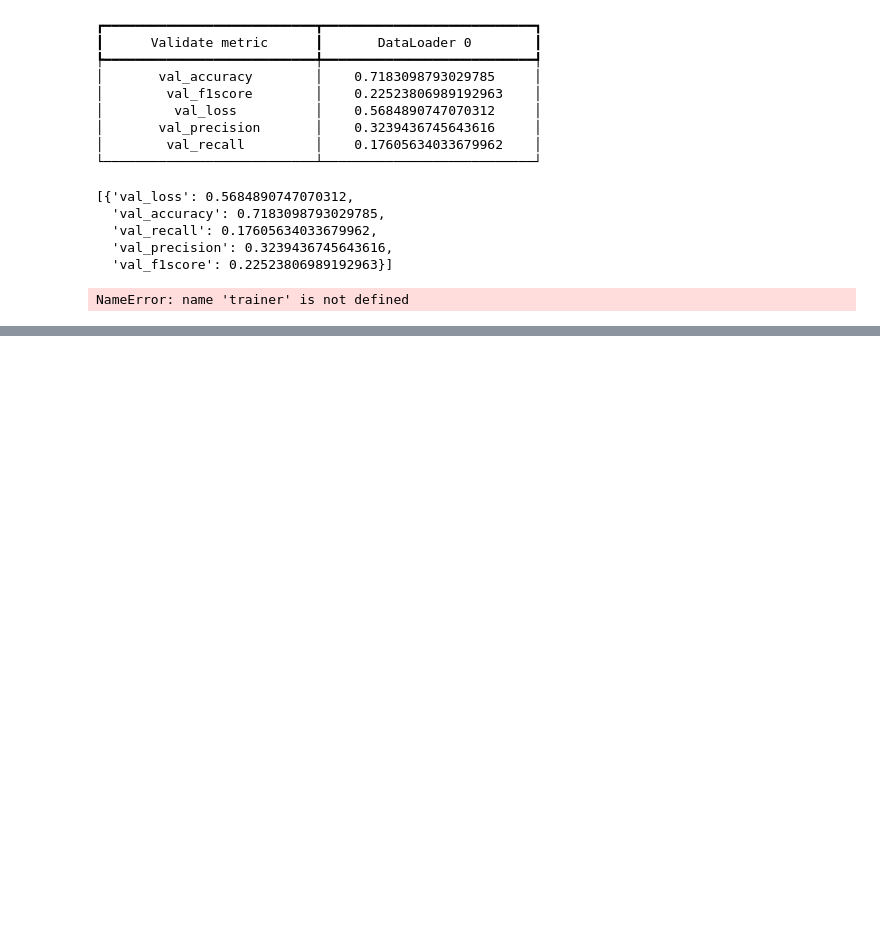
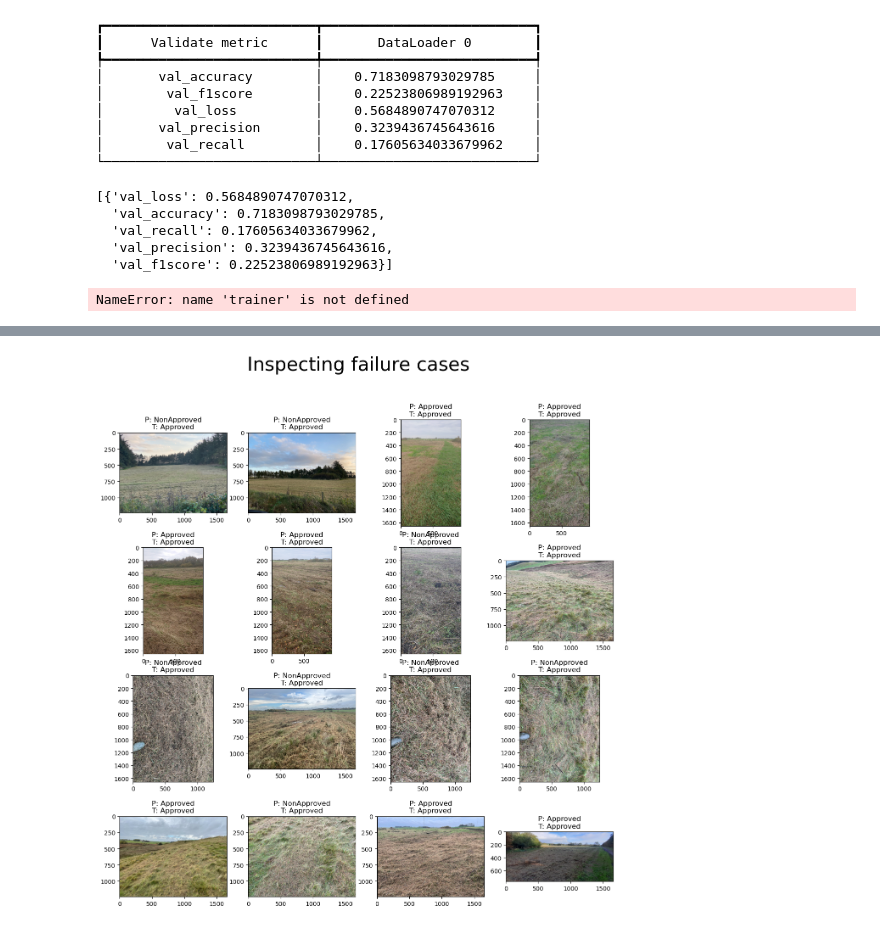
Before and after one commit to kdtb/LBST, a Jupyter notebook: m_view/train.ipynb, the cells around one changed output, grey strips where cells are left out. Saved outputs shown, nothing was run; the diff lists cells and outputs as text; code cells hidden in the pictures; blank space fills up the shorter version.

```diff
--- a/m_view/train.ipynb
+++ b/m_view/train.ipynb
@@ -330,0 +377,98 @@ NN(
+# %%
+%matplotlib inline
+import matplotlib.pyplot as plt
+import os
+
+base_path = r"C:/Users/kaspe/OneDrive - Aarhus Universitet/Skrivebord/BI/4. semester/Data/LBST/test/"
+imgs = os.listdir(base_path)
+img = base_path + imgs[1]
+
+fig, ax = plt.subplots(4, 4, figsize=(15, 15))
+
+fig.suptitle('Inspecting failure cases', fontsize=32)
+
+for i in range(0, 4):
+    img = base_path + imgs[i]
+    img = mpimg.imread(img)
+    ax[0,i].imshow(img)
+    ax[0,i].set_title(f'P: {class_dict[all_predicted_labels[i].item()]}'
+                                f'\nT: {class_dict[all_true_labels[i].item()]}')
+
+
+img = base_path + imgs[4]
+img = mpimg.imread(img)
+ax[1,0].imshow(img)
+ax[1,0].set_title(f'P: {class_dict[all_predicted_labels[4].item()]}'
+                                  f'\nT: {class_dict[all_true_labels[4].item()]}')
+
+img = base_path + imgs[5]
+img = mpimg.imread(img)
+ax[1,1].imshow(img)
+ax[1,1].set_title(f'P: {class_dict[all_predicted_labels[5].item()]}'
+                                  f'\nT: {class_dict[all_true_labels[5].item()]}')
+
+img = base_path + imgs[6]
+img = mpimg.imread(img)
+ax[1,2].imshow(img)
+ax[1,2].set_title(f'P: {class_dict[all_predicted_labels[6].item()]}'
+                                  f'\nT: {class_dict[all_true_labels[6].item()]}')
+
+img = base_path + imgs[7]
+img = mpimg.imread(img)
+ax[1,3].imshow(img)
+ax[1,3].set_title(f'P: {class_dict[all_predicted_labels[7].item()]}'
+                                  f'\nT: {class_dict[all_true_labels[7].item()]}')
+
+
+img = base_path + imgs[8]
+img = mpimg.imread(img)
+ax[2,0].imshow(img)
+ax[2,0].set_title(f'P: {class_dict[all_predicted_labels[8].item()]}'
+                                  f'\nT: {class_dict[all_true_labels[8].item()]}')
+
+
+img = base_path + imgs[9]
+img = mpimg.imread(img)
+ax[2,1].imshow(img)
+ax[2,1].set_title(f'P: {class_dict[all_predicted_labels[9].item()]}'
+                                  f'\nT: {class_dict[all_true_labels[9].item()]}')
+
+
+img = base_path + imgs[10]
+img = mpimg.imread(img)
+ax[2,2].imshow(img)
+ax[2,2].set_title(f'P: {class_dict[all_predicted_labels[10].item()]}'
+                                  f'\nT: {class_dict[all_true_labels[10].item()]}')
+
+
+img = base_path + imgs[11]
+img = mpimg.imread(img)
+ax[2,3].imshow(img)
+ax[2,3].set_title(f'P: {class_dict[all_predicted_labels[11].item()]}'
+                                  f'\nT: {class_dict[all_true_labels[11].item()]}')
+
+
+img = base_path + imgs[12]
+img = mpimg.imread(img)
+ax[3,0].imshow(img)
+ax[3,0].set_title(f'P: {class_dict[all_predicted_labels[12].item()]}'
+                                  f'\nT: {class_dict[all_true_labels[12].item()]}')
+
+img = base_path + imgs[13]
+img = mpimg.imread(img)
+ax[3,1].imshow(img)
+ax[3,1].set_title(f'P: {class_dict[all_predicted_labels[13].item()]}'
+                                  f'\nT: {class_dict[all_true_labels[13].item()]}')
+
+img = base_path + imgs[14]
+img = mpimg.imread(img)
+ax[3,2].imshow(img)
+ax[3,2].set_title(f'P: {class_dict[all_predicted_labels[14].item()]}'
+                                  f'\nT: {class_dict[all_true_labels[14].item()]}')
+
+img = base_path + imgs[15]
+img = mpimg.imread(img)
+ax[3,3].imshow(img)
+ax[3,3].set_title(f'P: {class_dict[all_predicted_labels[15].item()]}'
+                                  f'\nT: {class_dict[all_true_labels[15].item()]}')
+# %% [output]
@@ -330,0 +476 @@ NN(
+[figure, added]
```
Also changed, not shown: parts of 21 cells of this notebook, 1 other file.
